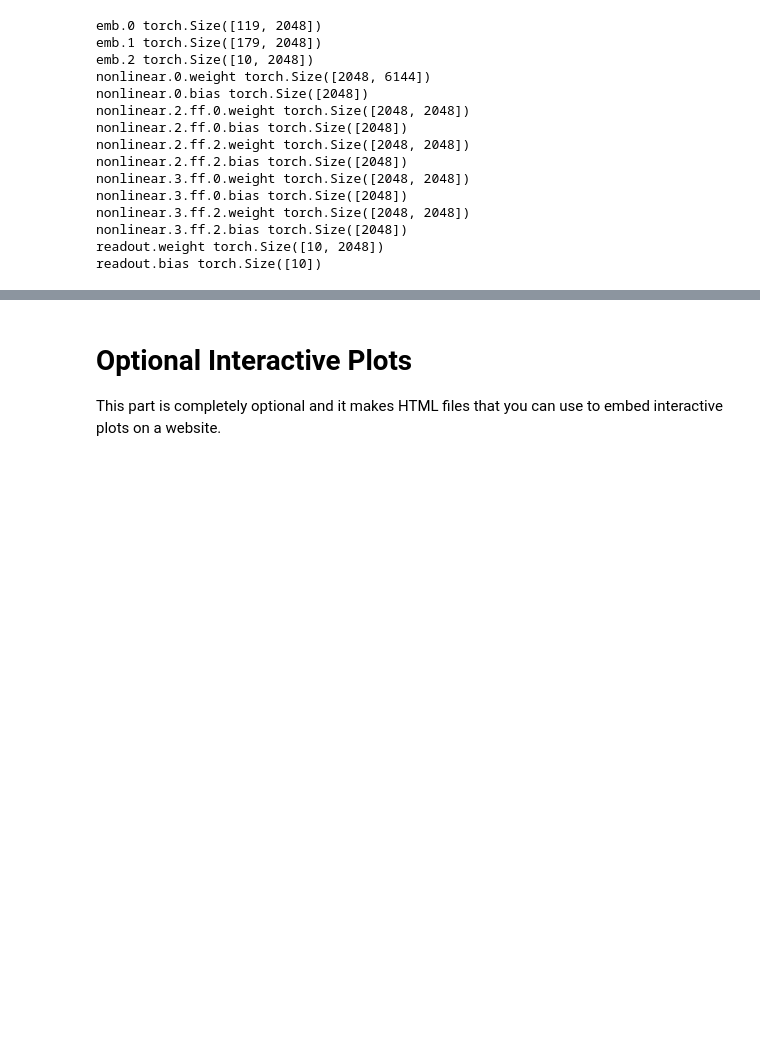
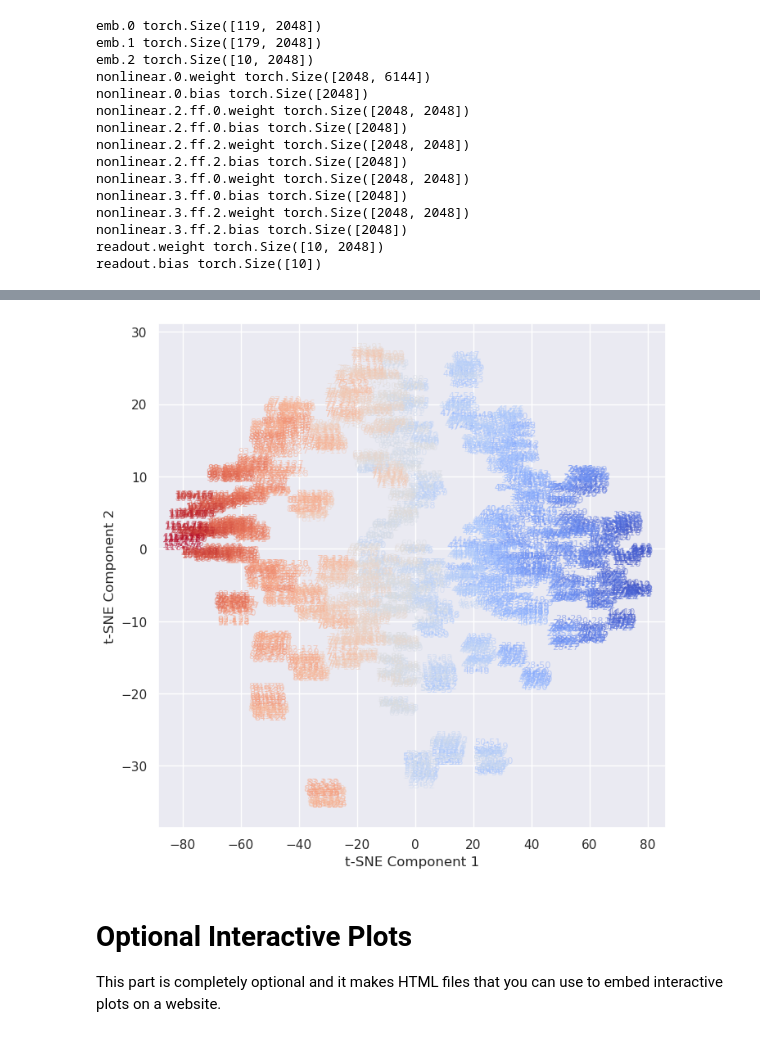
Before and after one commit to okitouni/NuCLR-MechInterp, a Jupyter notebook: interp.ipynb, the cells around one changed output, grey strips where cells are left out. Cells and saved outputs as stored; diff of their text form; code cells hidden in the pictures; blank space fills up the shorter version.

```diff
--- a/interp.ipynb
+++ b/interp.ipynb
@@ -272,0 +278,31 @@ PCA: [0.13497615 0.01921206 0.01577241 0.01264597 0.0104593  0.00940313
+# %%
+from sklearn.manifold import TSNE
+
+# Apply t-SNE to the embeddings
+tsne = TSNE(n_components=2)
+embs_tsne = tsne.fit_transform(embs.detach().cpu().numpy())
+# %%
+# Retrieve mass numbers (Z + N)
+mass_numbers = znt.sum(axis=1).cpu().numpy()
+
+# Normalize mass numbers for color mapping
+colors = (mass_numbers - np.min(mass_numbers)) / (np.max(mass_numbers) - np.min(mass_numbers))
+colors = plt.cm.coolwarm(colors)
+
+def scatter_2d_nuclei_t_sne():
+    x = embs_tsne[:, 0]
+    y = embs_tsne[:, 1]
+
+    fig, ax = plt.subplots(figsize=(8, 8))
+    for idx, coords in enumerate(zip(x, y)):
+        zn = znt[idx, :2].cpu().numpy()
+        plt.text(coords[0], coords[1], f"{zn[0]}-{zn[1]}", fontsize=8, ha="center", va="center", color=colors[idx], alpha=0.5)
+    plt.scatter(x, y, c=colors, alpha=0.5, s=1)
+
+    plt.xlabel("t-SNE Component 1")
+    plt.ylabel("t-SNE Component 2")
+    plt.show()
+
+scatter_2d_nuclei_t_sne()
+# %% [output]
+[figure, added]
```
Also changed, not shown: parts of 8 cells of this notebook, 5 other files.
